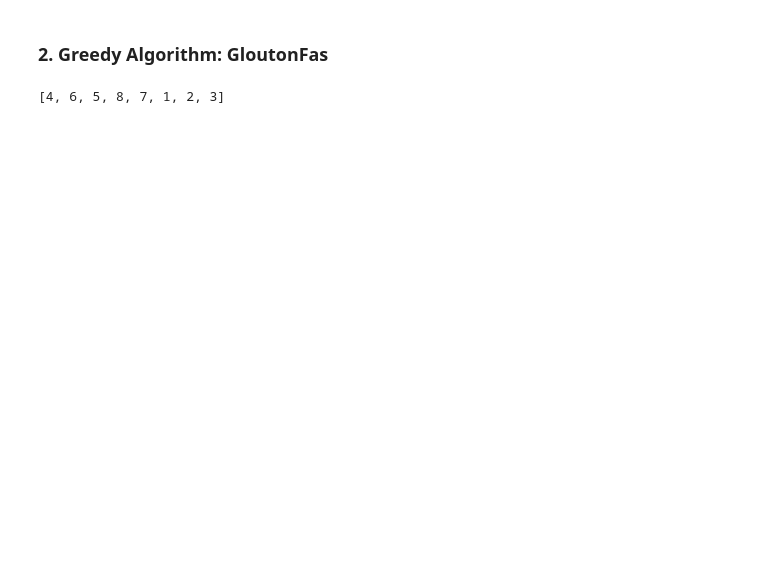
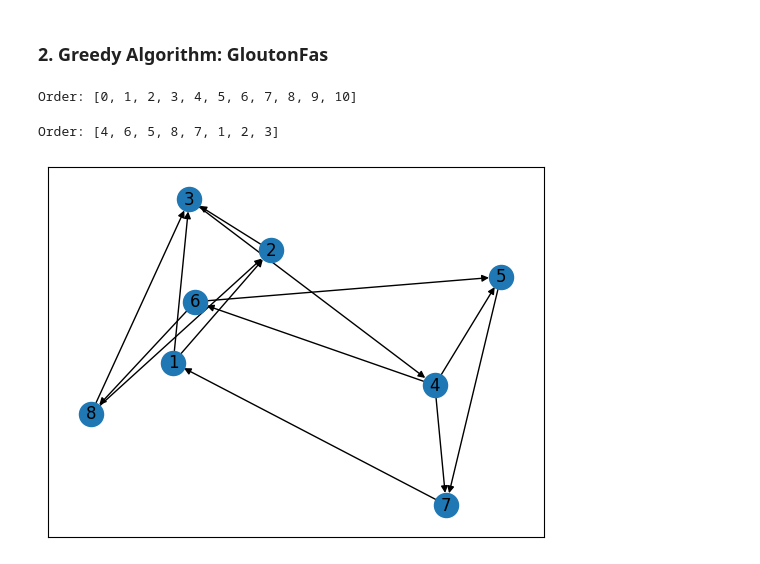
Before and after one commit to Ethan2541/Improved-Bellman-Ford, a Jupyter notebook: notebook.ipynb, the cells around one changed output. Saved outputs shown, nothing was run; the diff lists cells and outputs as text; code cells hidden in the pictures; blank space fills up the shorter version.

```diff
--- a/notebook.ipynb
+++ b/notebook.ipynb
@@ -36,8 +36,13 @@ Number of iterations: 2
 # %% [markdown]
 ### 2. Greedy Algorithm: GloutonFas
+# %%
+print(f'Order: {glouton_fas(shortest_paths_graph)}')
+# %% [output]
+Order: [0, 1, 2, 3, 4, 5, 6, 7, 8, 9, 10]
 # %%
-glouton_fas(shortest_paths_graph)
 G2 = nx.DiGraph([(1,2), (1,3), (2,3), (3,4), (4,5), (4,6), (4,7), (5,7), (6,5), (6,8), (7,1), (8,2), (8,3)])
-glouton_fas(G2)
+display_graph(G2)
+print(f'Order: {glouton_fas(G2)}')
 # %% [output]
-[4, 6, 5, 8, 7, 1, 2, 3]
+Order: [4, 6, 5, 8, 7, 1, 2, 3]
+[figure, added]
```
Also changed, not shown: parts of 8 cells of this notebook, 2 other files.
